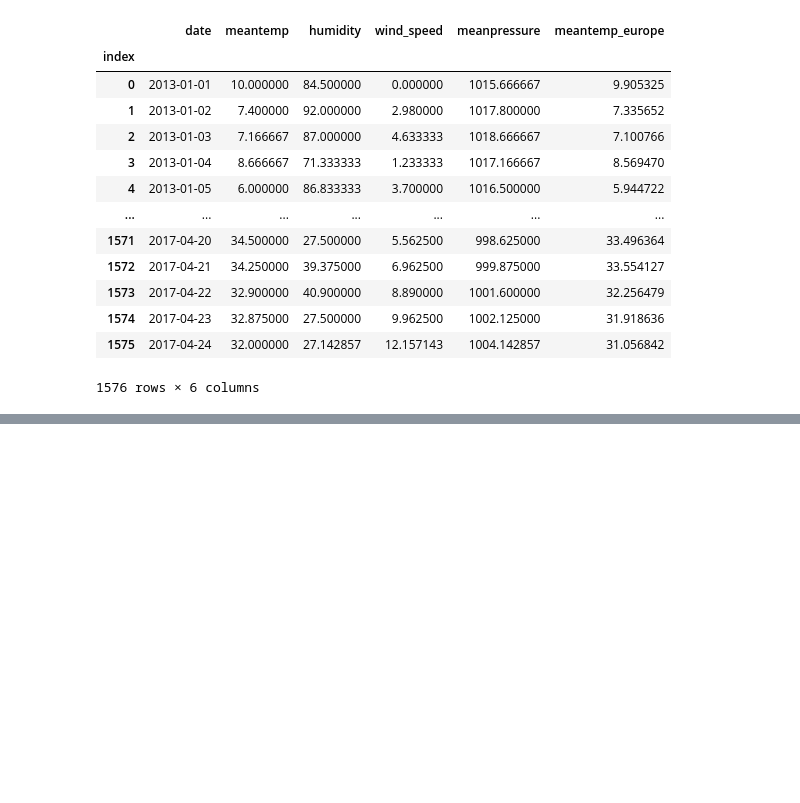
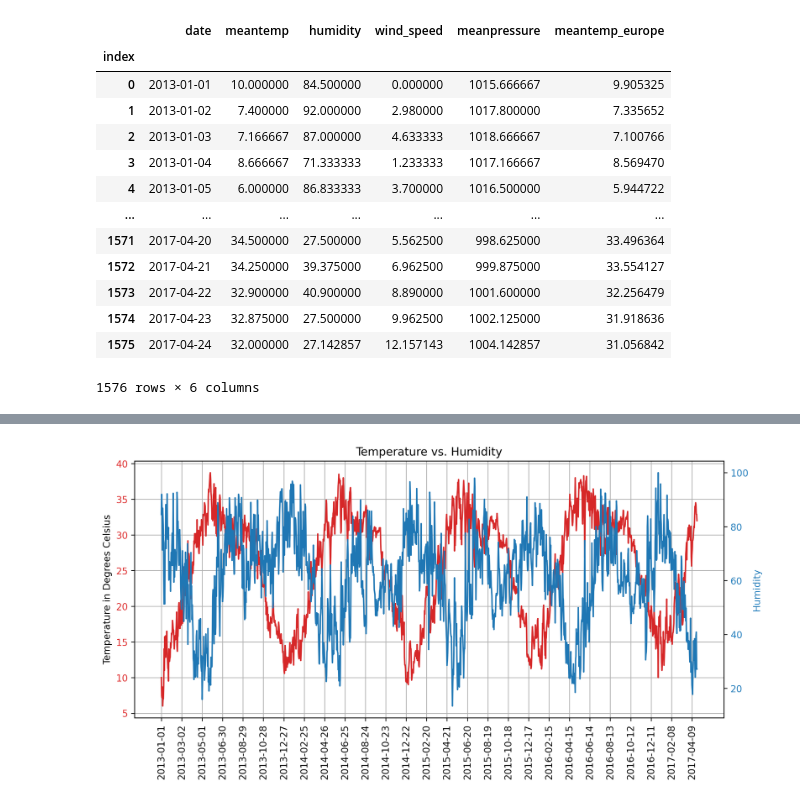
Before and after one commit to Gravimotion/Youtube, a Jupyter notebook: BasicVisualization.ipynb, the cells around one changed output, grey strips where cells are left out. Cells and saved outputs as stored; diff of their text form; code cells hidden in the pictures; blank space fills up the shorter version.

```diff
--- a/BasicVisualization.ipynb
+++ b/BasicVisualization.ipynb
@@ -63,0 +65,33 @@ plot_temp(ticks = 60)
+# %%
+x = np.arange(0,len(df["date"]), 60)
+
+date_list = []
+date_index = []
+
+for y in x:
+    date_list.append(df.iloc[y,0])
+    date_index.append(y)
+
+fig = plt.figure(figsize = (10,5), dpi = 240)
+ax1 = fig.add_subplot(111)
+
+plt.xticks(date_index, date_list, rotation = "vertical")
+color = "tab:red"
+ax1.set_ylabel("Temperature in Degrees Celsius")
+ax1.plot(df["index"], df["meantemp"], color = color)
+ax1.tick_params(axis = "y", labelcolor = color)
+
+ax2 = ax1.twinx()
+color = "tab:blue"
+ax2.set_ylabel("Humidity", color = color)
+ax2.plot(df["index"], df["humidity"], color = color)
+ax2.tick_params(axis= "y", labelcolor = color)
+
+fig.tight_layout()
+ax1.grid(True)
+
+ax2.set_title("Temperature vs. Humidity", y = 0.94)
+plt.savefig("Temp_Humid.png")
+plt.show()
+# %% [output]
+[figure, added]
```
Also changed, not shown: parts of 2 cells of this notebook.
